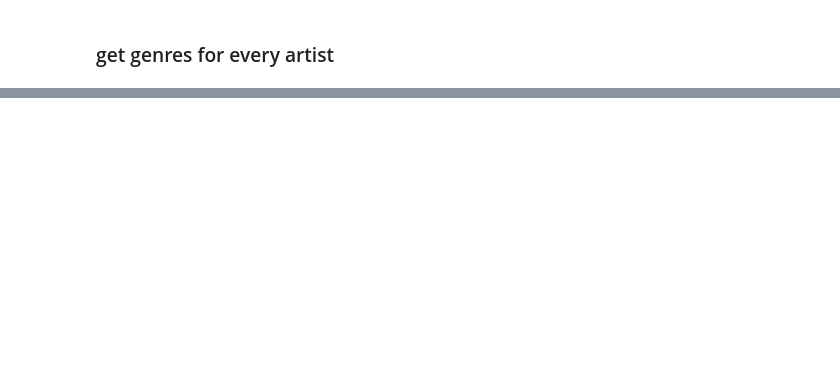
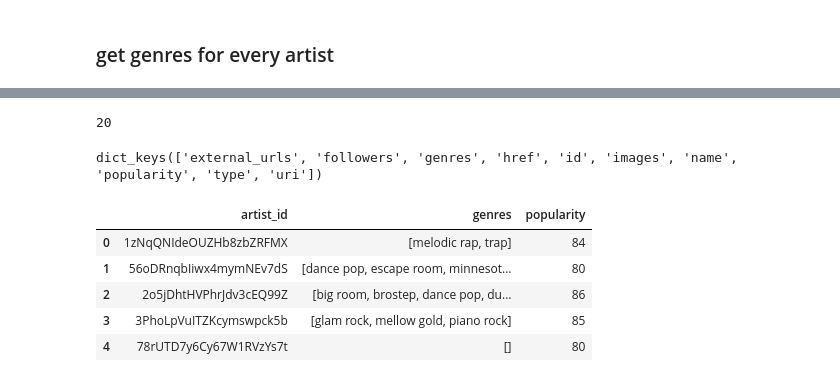
Before and after one commit to maxcarduner/spotify-recommender, a Jupyter notebook: dev_notebooks/max/get_songs.ipynb, the cells around one changed output, grey strips where cells are left out. Cells and saved outputs as stored; diff of their text form; code cells hidden in the pictures; blank space fills up the shorter version.

```diff
--- a/dev_notebooks/max/get_songs.ipynb
+++ b/dev_notebooks/max/get_songs.ipynb
@@ -288,0 +239,44 @@ Wall time: 159 ms
+# %%
+len(artists['artists'])
+# %% [output]
+20
+# %%
+artists['artists'][0].keys()
+# %% [output]
+dict_keys(['external_urls', 'followers', 'genres', 'href', 'id', 'images', 'name', 'popularity', 'type', 'uri'])
+# %%
+def artist_metadata(artist_ids):
+
+    """
+    The function uses Spotipy to fetch artist data and returns as df given list of artist ids.
+
+    """
+    data = {}
+    data['artist_id'] = []
+    data['genres'] = []
+    data['popularity'] = []
+
+    sp = spotipy.Spotify(auth_manager=SpotifyClientCredentials(client_id=os.getenv("SPOTIPY_CLIENT_ID"),
+                                                           client_secret=os.getenv("SPOTIPY_CLIENT_SECRET")))
+
+    artists = sp.artists(artist_ids)
+
+    for artist in artists['artists']:
+
+        # map 1:1 data for each record
+        data['artist_id'].append(artist['id'])
+        data['genres'].append(artist['genres'])
+        data['popularity'].append(artist['popularity'])
+
+    return pd.DataFrame.from_dict(data,orient='columns')
+# %%
+artist_ids = df.artist_id_1.unique().tolist()
+artist_df = artist_metadata(artist_ids)
+artist_df.head()
+# %% [output]
+|  | artist_id | genres | popularity |
+| 0 | 1zNqQNIdeOUZHb8zbZRFMX | [melodic rap, trap] | 84 |
+| 1 | 56oDRnqbIiwx4mymNEv7dS | [dance pop, escape room, minnesot... | 80 |
+| 2 | 2o5jDhtHVPhrJdv3cEQ99Z | [big room, brostep, dance pop, du... | 86 |
+| 3 | 3PhoLpVuITZKcymswpck5b | [glam rock, mellow gold, piano rock] | 85 |
+| 4 | 78rUTD7y6Cy67W1RVzYs7t | [] | 80 |
```
Also changed, not shown: parts of 26 cells of this notebook.
